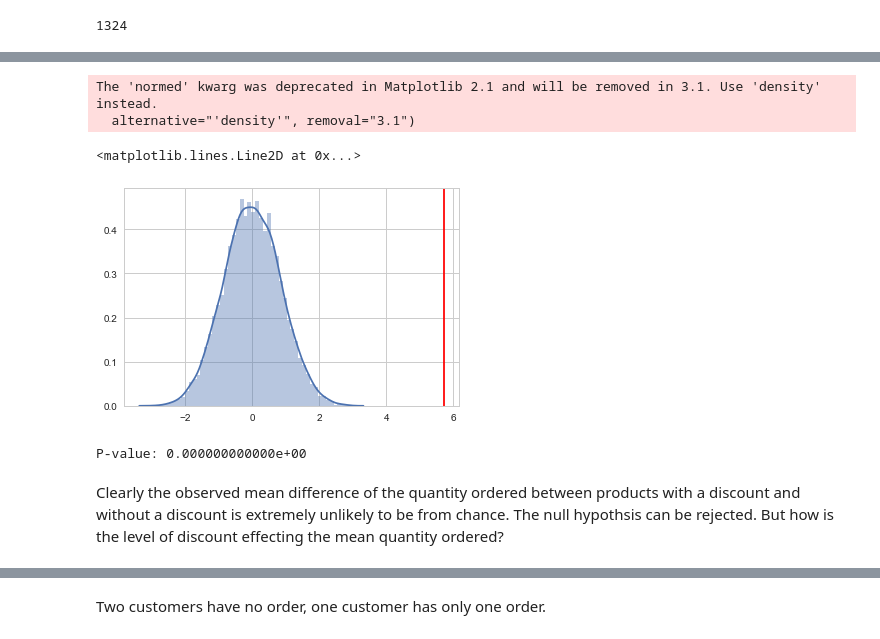
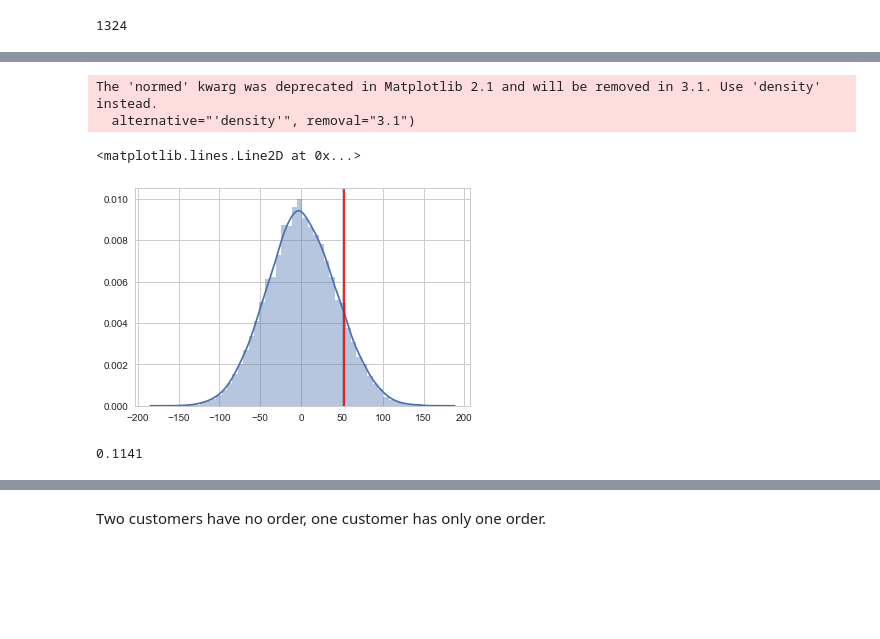
Before and after one commit to giorosati/dsc-2-final-project-online-ds-pt-100118, a Jupyter notebook: northwind_v3.ipynb, the cells around one changed output, grey strips where cells are left out. Drawn from its saved outputs; the diff is of its cells as text; code cells hidden in the pictures; blank space fills up the shorter version.

```diff
--- a/northwind_v3.ipynb
+++ b/northwind_v3.ipynb
@@ -553,29 +687,21 @@ def permutation_samples(key_value_list, no_of_trials, sample_size, column):
-# %%
-#run 10,000 samples of size 831 from the order_detail table. For each of the 10,000
-# trials, calculate the difference in the mean between the 831 chosen, and the remaining
-# rows not choses. The resulting list of 10,000 values is the difference in the mean
-# each time. Then look at a distribution plot and place a red line where the actual mean
-# difference was observed between the two groups.
-
-number_of_trials = 10000
-treatment_size = 831
-permutation_list = permutation_samples(order_detail, number_of_trials, treatment_size, 'Quantity')
-
-sns.distplot(permutation_list)
-plt.axvline(actual_difference, color='red')
-# %% [output]
-The 'normed' kwarg was deprecated in Matplotlib 2.1 and will be removed in 3.1. Use 'density' instead.
-  alternative="'density'", removal="3.1")
-<matplotlib.lines.Line2D at 0x...>
-[figure, removed]
+# %%
+number_of_trials = 10000
+treatment_size = 831
+column = 'line_total'
+permutation_list = permutation_samples(order_detail, number_of_trials, treatment_size, column)
+
+sns.distplot(permutation_list)
+plt.axvline(actual_difference, color='red')
+# %% [output]
+The 'normed' kwarg was deprecated in Matplotlib 2.1 and will be removed in 3.1. Use 'density' instead.
+  alternative="'density'", removal="3.1")
+<matplotlib.lines.Line2D at 0x...>
+[figure, added]
 # %%
 # calculate the p-value
 floats = np.array(permutation_list)
-count = sum(1 for i in floats if i > actual_difference)
+count = sum(1 for i in floats if i >= actual_difference)
 p_value = count/number_of_trials
-
-print('P-value: {:.12e}'.format(p_value))
+p_value
 # %% [output]
-P-value: 0.000000000000e+00
+0.1141
-# %% [markdown]
-Clearly the observed mean difference of the quantity ordered between products with a discount and without a discount is extremely unlikely to be from chance. The null hypothsis can be rejected. But how is the level of discount effecting the mean quantity ordered?
```
Also changed, not shown: parts of 108 cells of this notebook.
